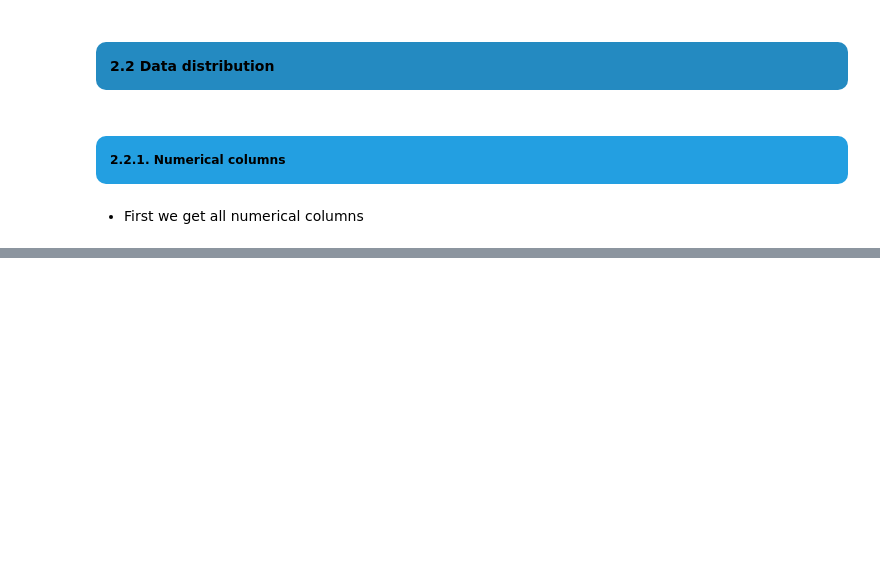
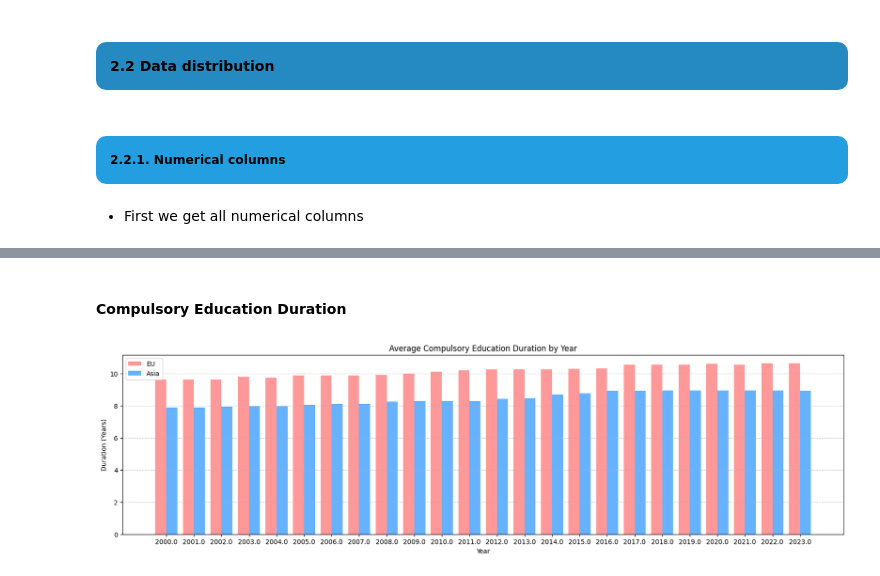
Before and after one commit to truongthuankiet1990gmailcom/Data-Visualization-HW2, a Jupyter notebook: 22127224_22127254.ipynb, the cells around one changed output, grey strips where cells are left out. Cells and saved outputs as stored; diff of their text form; code cells hidden in the pictures; blank space fills up the shorter version.

```diff
--- a/22127224_22127254.ipynb
+++ b/22127224_22127254.ipynb
@@ -624,0 +718,29 @@ plt.show()
+# %% [markdown]
+#### Compulsory Education Duration
+# %%
+compulsory_edu_avg_eu = EU_df.groupby('Year')['Compulsory Education Dur.'].mean()
+compulsory_edu_avg_asia = Asia_df.groupby('Year')['Compulsory Education Dur.'].mean()
+
+# Define bar width and positions
+bar_width = 0.4  # Adjust for spacing
+years = np.array(compulsory_edu_avg_eu.index)  # Convert index to NumPy array
+years_shifted = years + bar_width  # Shift Asia bars to the right
+
+plt.figure(figsize=(20, 5))
+
+# Plot bars side by side
+plt.bar(years, compulsory_edu_avg_eu, width=bar_width, label='EU', color='#FF9999', align='center')
+plt.bar(years_shifted, compulsory_edu_avg_asia, width=bar_width, label='Asia', color='#66B2FF', align='center')
+
+# Formatting
+plt.xlabel('Year')
+plt.ylabel('Duration (Years)')
+plt.title('Average Compulsory Education Duration by Year')
+plt.xticks(years + bar_width / 2, years)  # Center the ticks between the bars
+plt.legend(loc='upper left')
+plt.grid(axis='y', linestyle="--", alpha=0.6)
+
+# Show plot
+plt.show()
+# %% [output]
+[figure, added]
```
Also changed, not shown: parts of 17 cells of this notebook.
